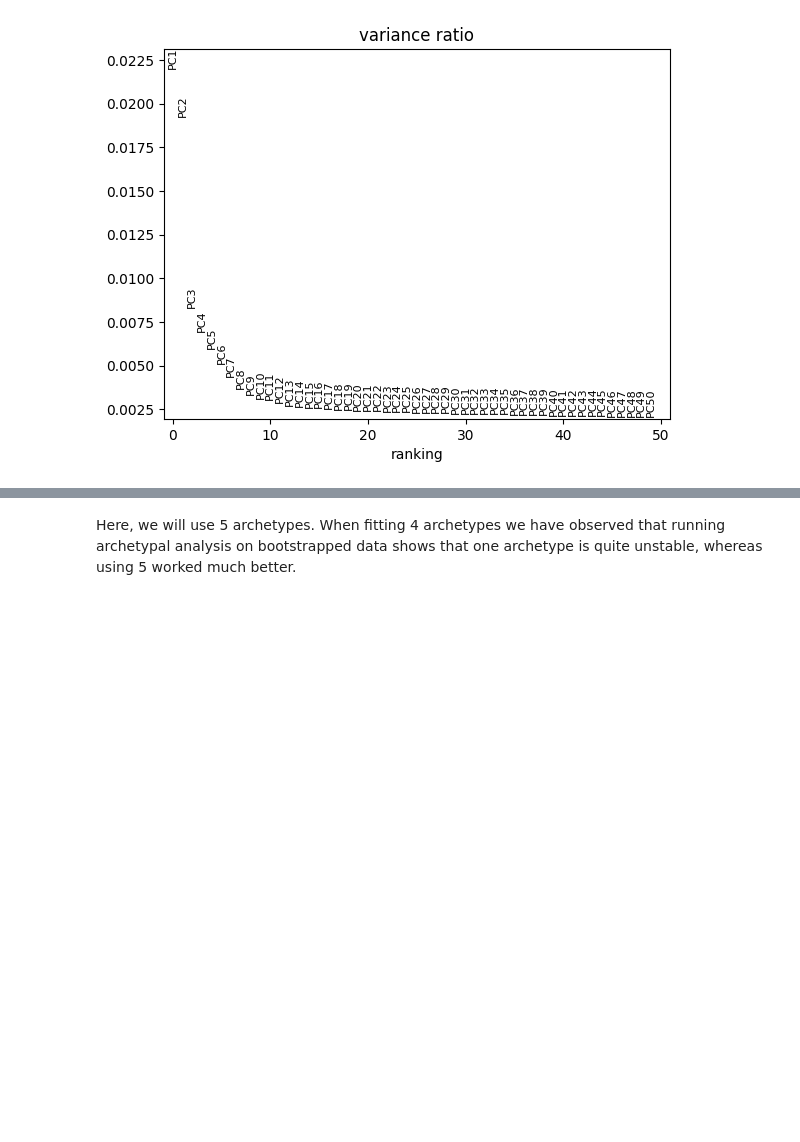
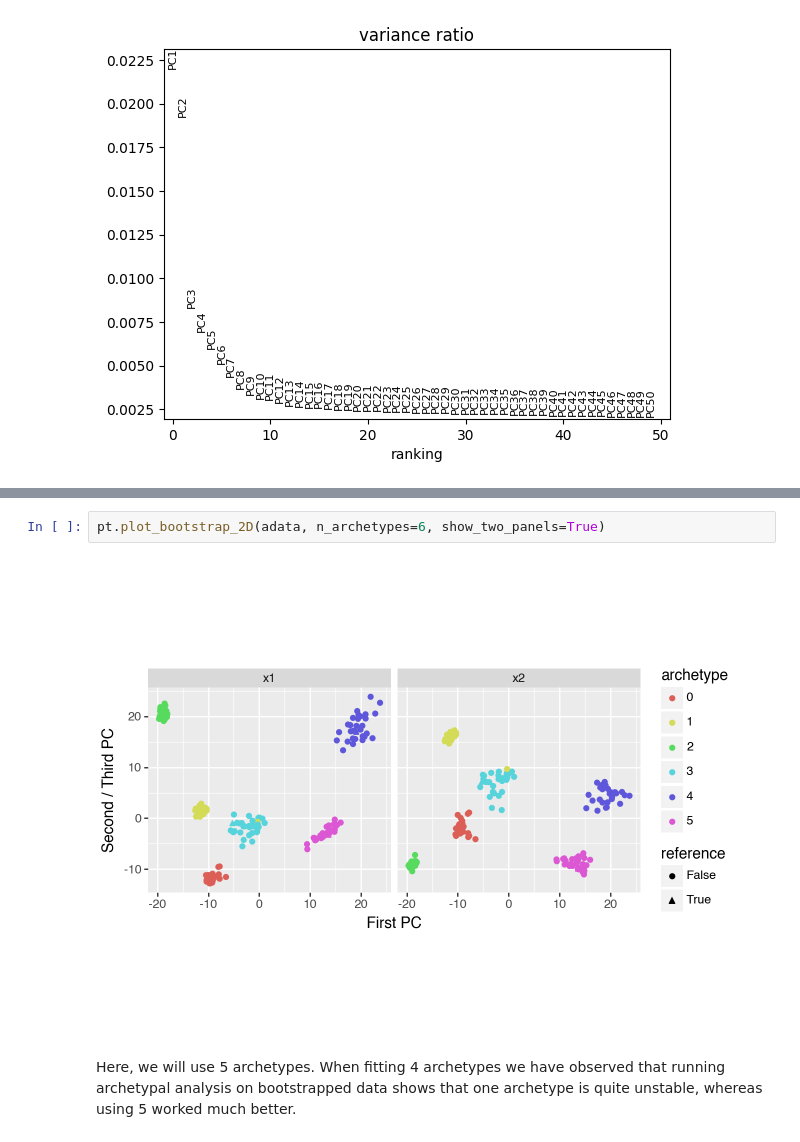
Before and after one commit to saezlab/ParTIpy, a Jupyter notebook: docs/notebooks/crosstalk.ipynb, the cells around one changed output, grey strips where cells are left out. Saved outputs shown, nothing was run; the diff lists cells and outputs as text; blank space fills up the shorter version.

```diff
--- a/docs/notebooks/crosstalk.ipynb
+++ b/docs/notebooks/crosstalk.ipynb
@@ -51,3 +49,7 @@ pt.set_obsm(adata=adata, obsm_key="X_pca", n_dimensions=8)
+# %%
+pt.plot_bootstrap_2D(adata, n_archetypes=6, show_two_panels=True)
+# %% [output]
+[figure, added]
 # %% [markdown]
 Here, we will use 5 archetypes. When fitting 4 archetypes we have observed that running archetypal analysis on bootstrapped data shows that one archetype is quite unstable, whereas using 5 worked much better.
 # %%
```
Also changed, not shown: parts of 14 cells of this notebook, 5 other files.
